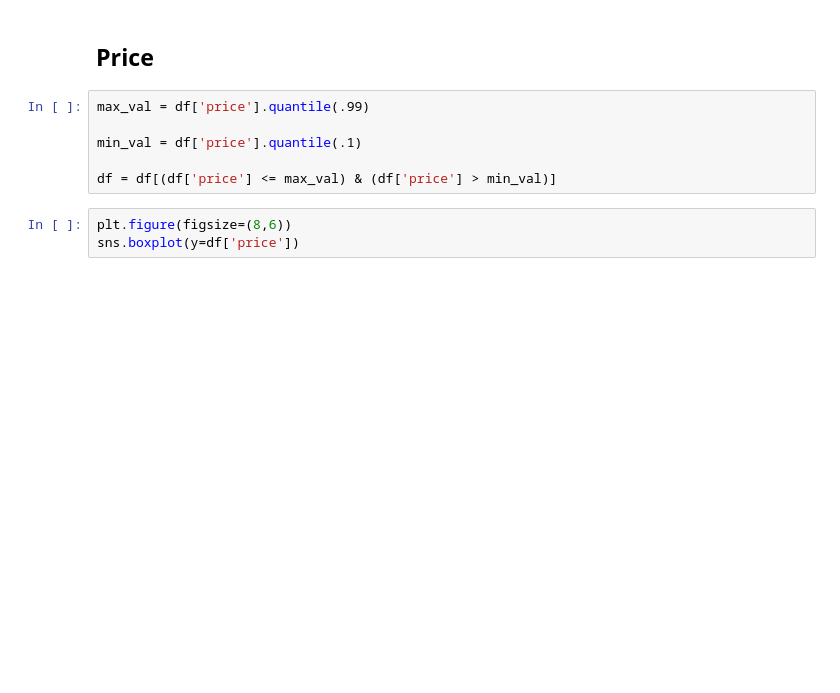
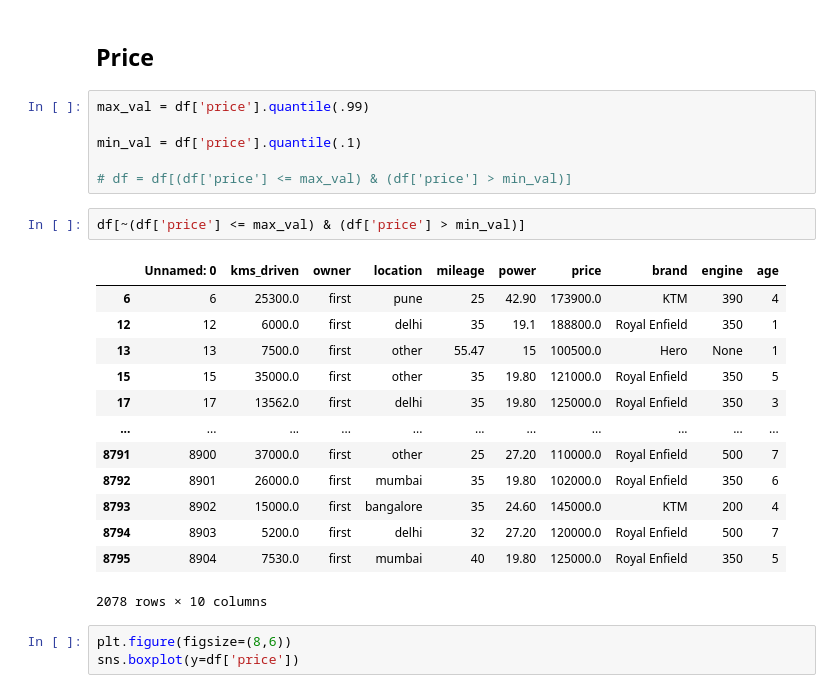
Before and after one commit to ropali/used_bike_price_prediction, a Jupyter notebook: notebooks/03-feature-eng.ipynb, the cells around one changed output. Drawn from its saved outputs; the diff is of its cells as text; blank space fills up the shorter version.

```diff
--- a/notebooks/03-feature-eng.ipynb
+++ b/notebooks/03-feature-eng.ipynb
@@ -293,7 +293,23 @@ max_val = df['price'].quantile(.99)
 
 min_val = df['price'].quantile(.1)
 
-df = df[(df['price'] <= max_val) & (df['price'] > min_val)]
+# df = df[(df['price'] <= max_val) & (df['price'] > min_val)]
+# %%
+df[~(df['price'] <= max_val) & (df['price'] > min_val)]
+# %% [output]
+|  | Unnamed: 0 | kms_driven | owner | location | mileage | power | price | brand | engine | age |
+| 6 | 6 | 25300.0 | first | pune | 25 | 42.90 | 173900.0 | KTM | 390 | 4 |
+| 12 | 12 | 6000.0 | first | delhi | 35 | 19.1 | 188800.0 | Royal Enfield | 350 | 1 |
+| 13 | 13 | 7500.0 | first | other | 55.47 | 15 | 100500.0 | Hero | None | 1 |
+| 15 | 15 | 35000.0 | first | other | 35 | 19.80 | 121000.0 | Royal Enfield | 350 | 5 |
+| 17 | 17 | 13562.0 | first | delhi | 35 | 19.80 | 125000.0 | Royal Enfield | 350 | 3 |
+| ... | ... | ... | ... | ... | ... | ... | ... | ... | ... | ... |
+| 8791 | 8900 | 37000.0 | first | other | 25 | 27.20 | 110000.0 | Royal Enfield | 500 | 7 |
+| 8792 | 8901 | 26000.0 | first | mumbai | 35 | 19.80 | 102000.0 | Royal Enfield | 350 | 6 |
+| 8793 | 8902 | 15000.0 | first | bangalore | 35 | 24.60 | 145000.0 | KTM | 200 | 4 |
+| 8794 | 8903 | 5200.0 | first | delhi | 32 | 27.20 | 120000.0 | Royal Enfield | 500 | 7 |
+| 8795 | 8904 | 7530.0 | first | mumbai | 40 | 19.80 | 125000.0 | Royal Enfield | 350 | 5 |
+2078 rows × 10 columns
 # %%
 plt.figure(figsize=(8,6))
 sns.boxplot(y=df['price'])
```
Also changed, not shown: parts of 10 cells of this notebook, 1 other file.
